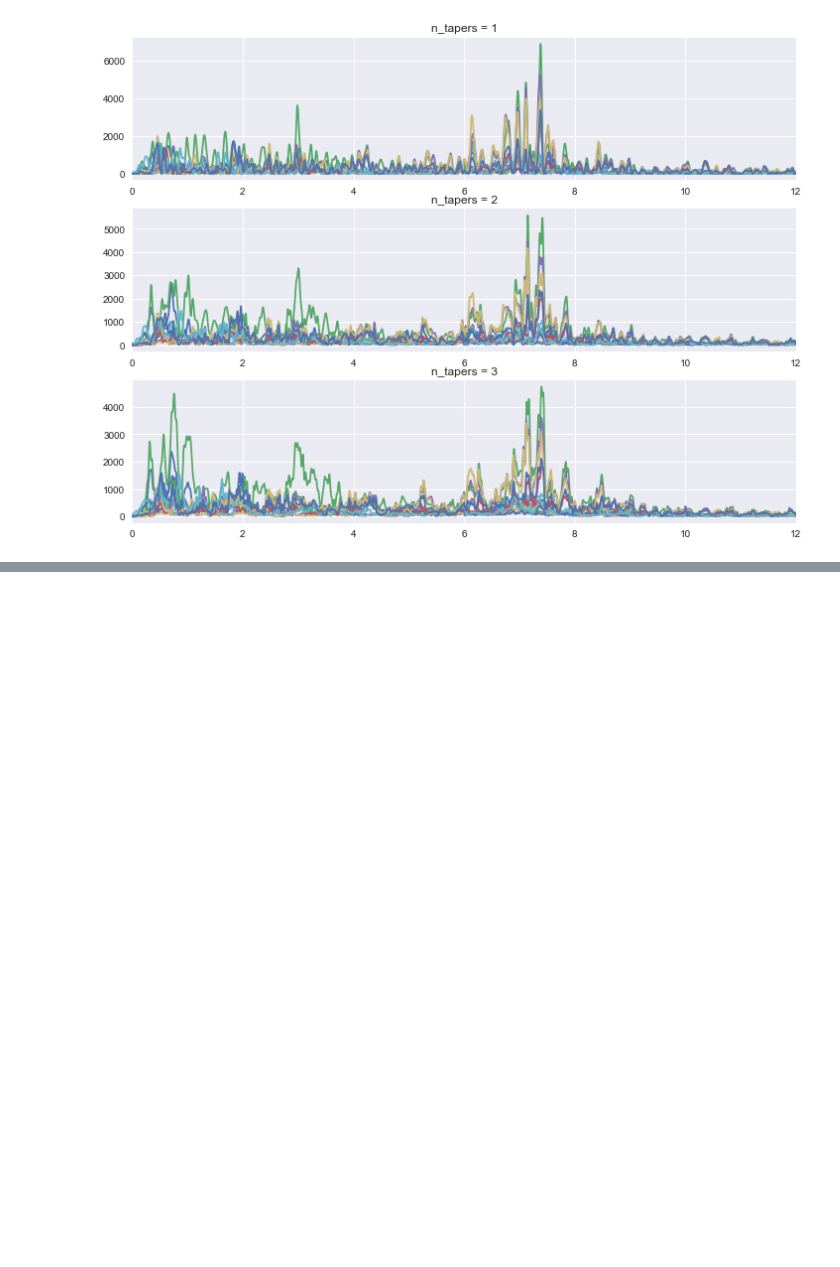
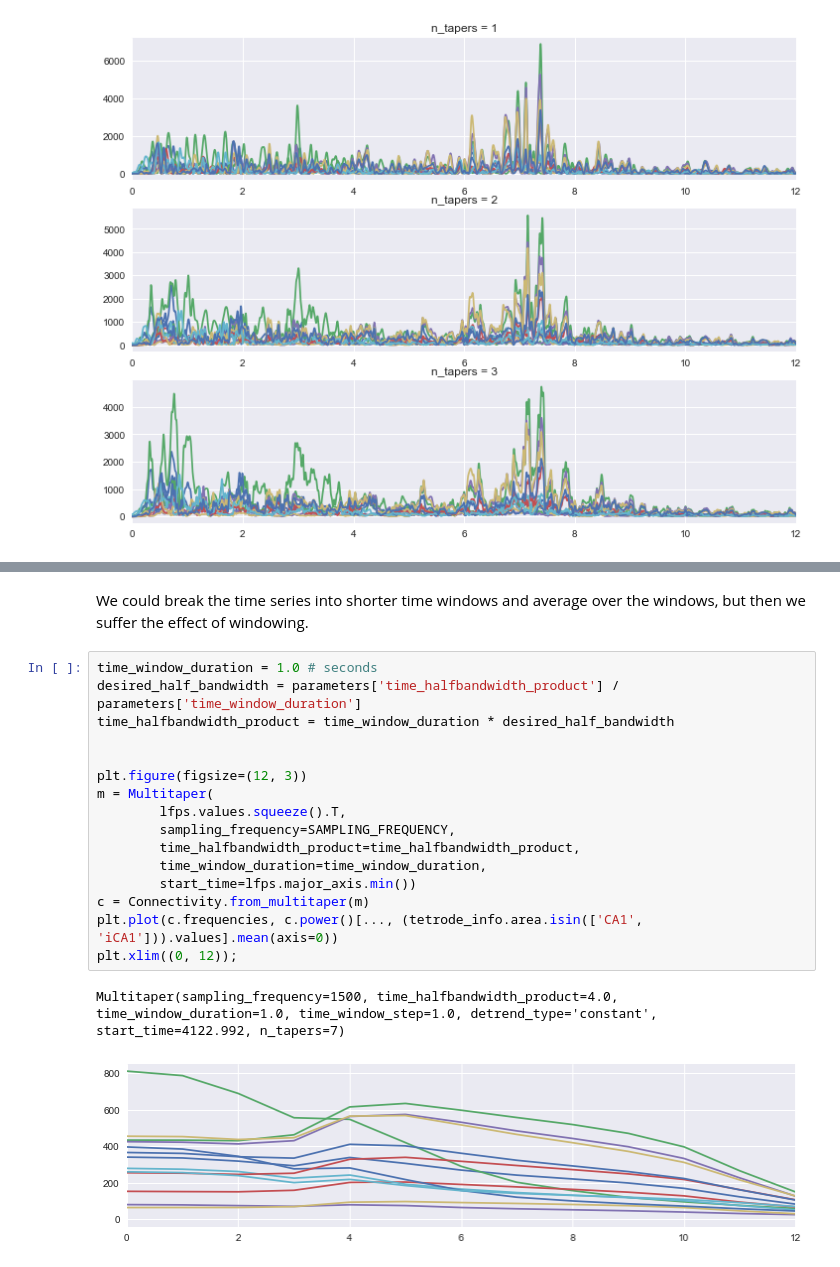
Before and after one commit to edeno/Jadhav-2016-Data-Analysis, a Jupyter notebook: notebooks/2017_06_21_Compute_Baseline_Over_Entire_Session.ipynb, the cells around one changed output, grey strips where cells are left out. Cells and saved outputs as stored; diff of their text form; blank space fills up the shorter version.

```diff
--- a/notebooks/2017_06_21_Compute_Baseline_Over_Entire_Session.ipynb
+++ b/notebooks/2017_06_21_Compute_Baseline_Over_Entire_Session.ipynb
@@ -93,0 +111,21 @@ Multitaper(sampling_frequency=1500, time_halfbandwidth_product=4820.106666666666
+# %% [markdown]
+We could break the time series into shorter time windows and average over the windows, but then we suffer the effect of windowing.
+# %%
+time_window_duration = 1.0 # seconds
+desired_half_bandwidth = parameters['time_halfbandwidth_product'] / parameters['time_window_duration']
+time_halfbandwidth_product = time_window_duration * desired_half_bandwidth
+
+
+plt.figure(figsize=(12, 3))
+m = Multitaper(
+        lfps.values.squeeze().T,
+        sampling_frequency=SAMPLING_FREQUENCY,
+        time_halfbandwidth_product=time_halfbandwidth_product,
+        time_window_duration=time_window_duration,
+        start_time=lfps.major_axis.min())
+c = Connectivity.from_multitaper(m)
+plt.plot(c.frequencies, c.power()[..., (tetrode_info.area.isin(['CA1', 'iCA1'])).values].mean(axis=0))
+plt.xlim((0, 12));
+# %% [output]
+Multitaper(sampling_frequency=1500, time_halfbandwidth_product=4.0, time_window_duration=1.0, time_window_step=1.0, detrend_type='constant', start_time=4122.992, n_tapers=7)
+[figure, added]
```
Also changed, not shown: parts of 3 cells of this notebook.
